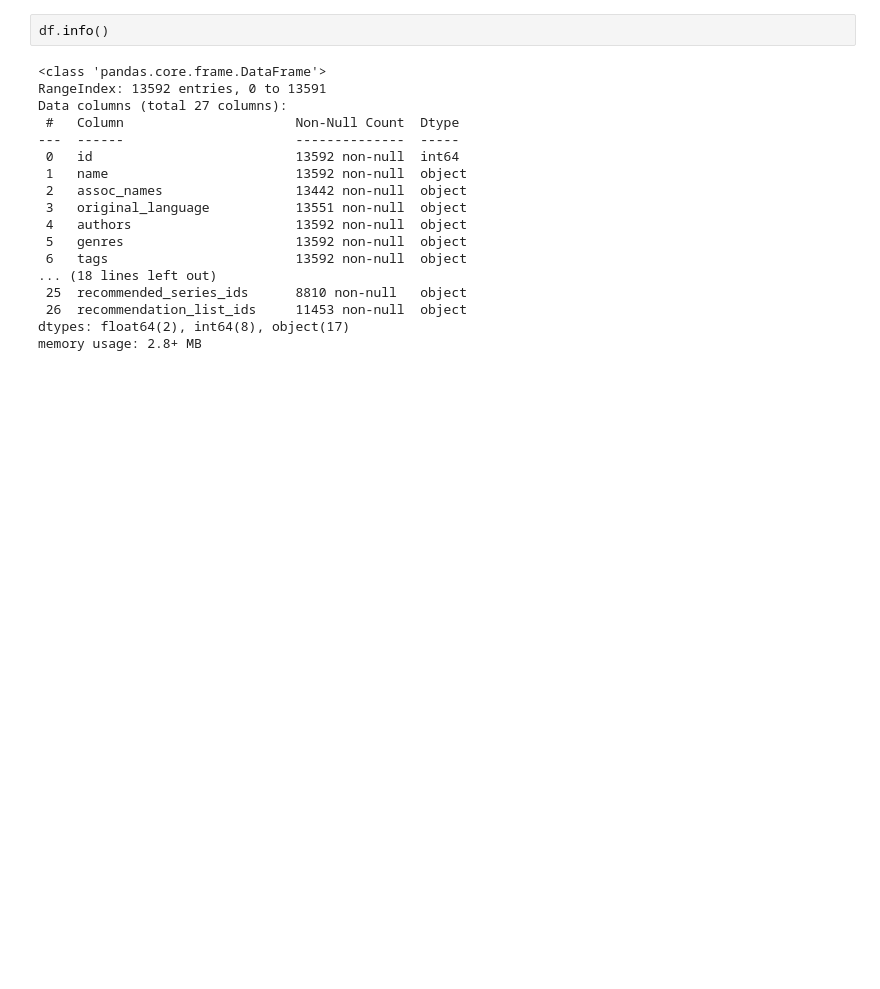
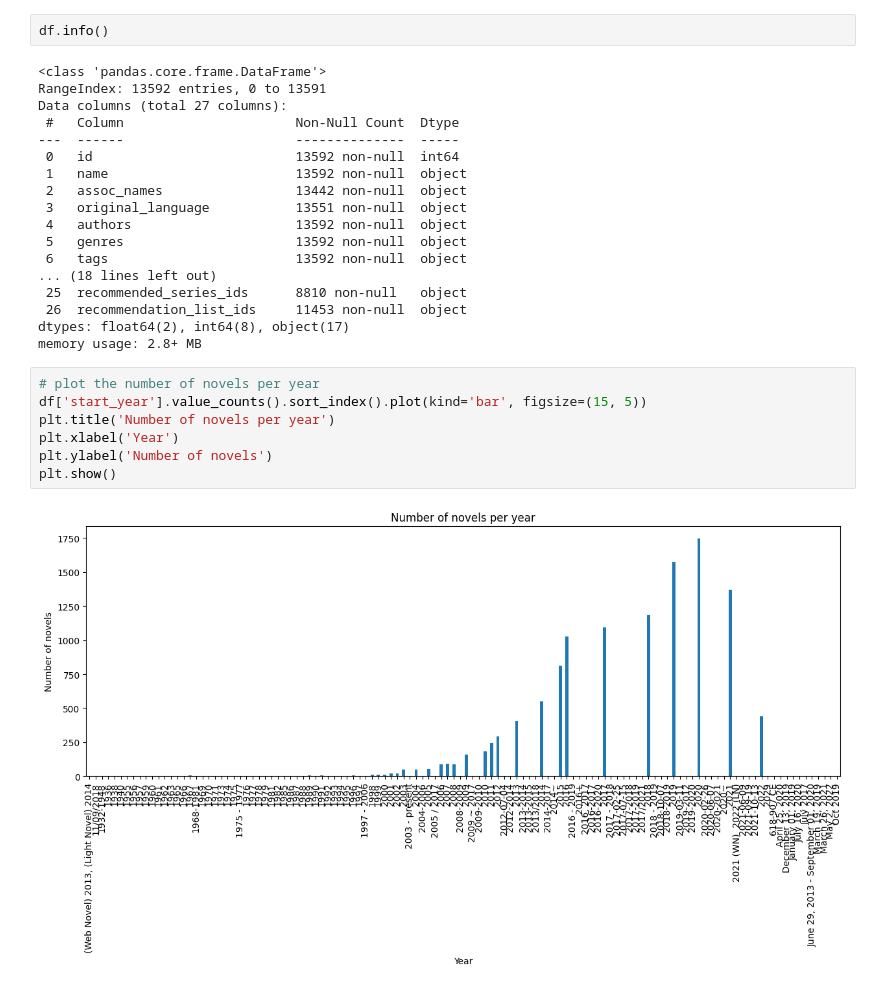
Before and after one commit to schneialexan/novel_recommender, a Jupyter notebook: data_exploration.ipynb, the cells around one changed output. Drawn from its saved outputs; the diff is of its cells as text; blank space fills up the shorter version.

```diff
--- a/data_exploration.ipynb
+++ b/data_exploration.ipynb
@@ -36,3 +38,12 @@ Data columns (total 27 columns):
  26  recommendation_list_ids     11453 non-null  object
 dtypes: float64(2), int64(8), object(17)
 memory usage: 2.8+ MB
+# %%
+# plot the number of novels per year
+df['start_year'].value_counts().sort_index().plot(kind='bar', figsize=(15, 5))
+plt.title('Number of novels per year')
+plt.xlabel('Year')
+plt.ylabel('Number of novels')
+plt.show()
+# %% [output]
+[figure, added]
```
Also changed, not shown: parts of 7 cells of this notebook, 4 other files.
